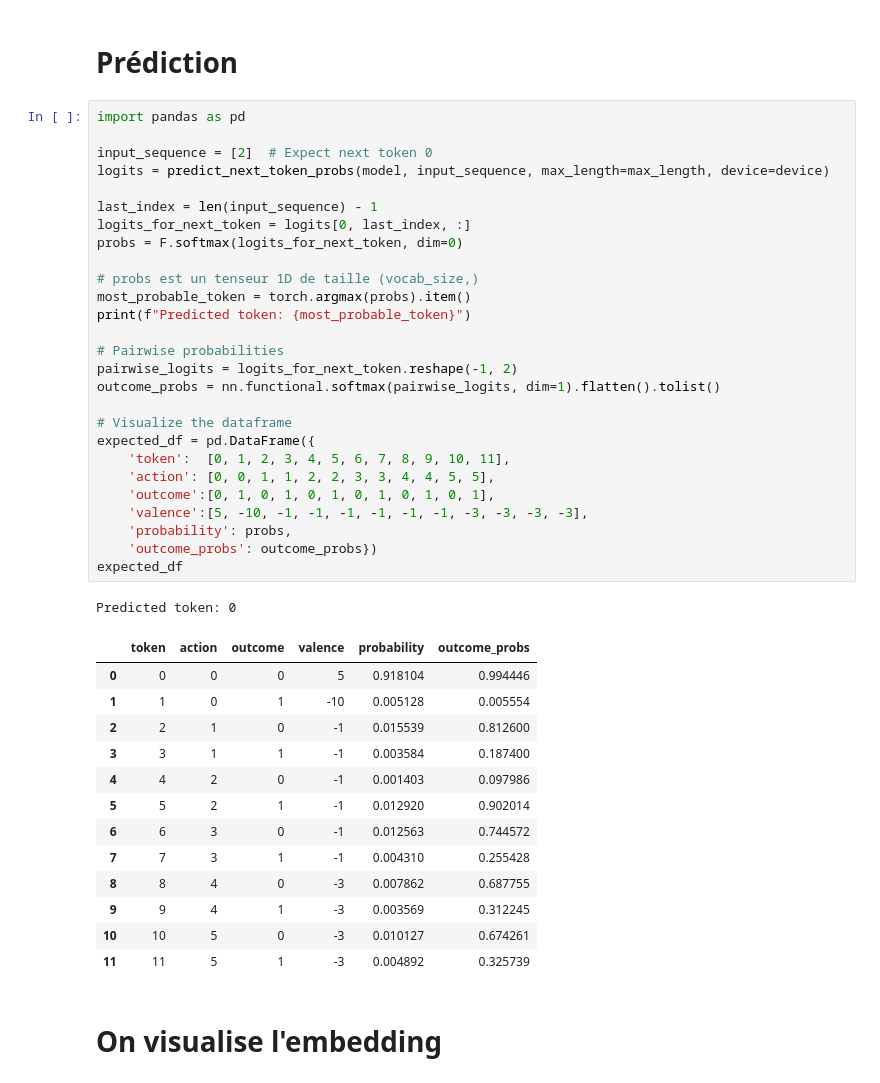
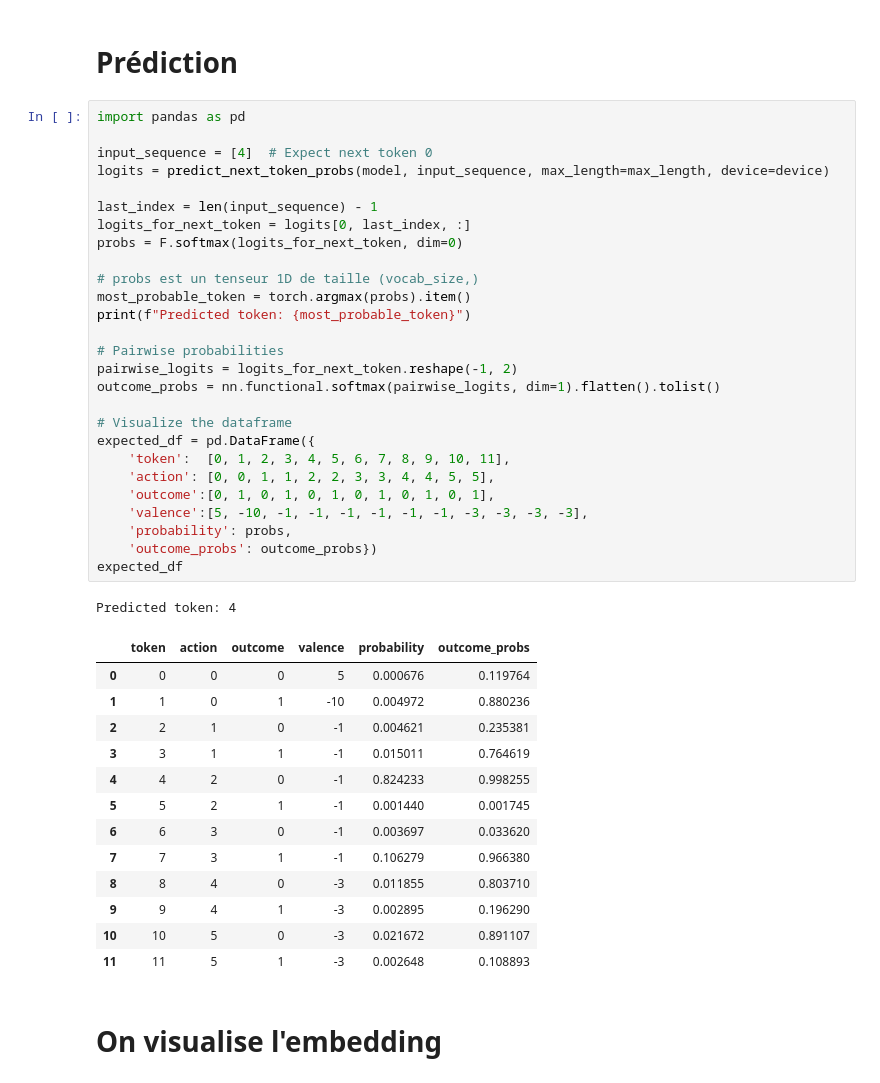
Before and after one commit to PEmarrel/Dpt_transformers, a Jupyter notebook: OG/6-transformer_next_token.ipynb, the cells around one changed output. Drawn from its saved outputs; the diff is of its cells as text.

```diff
--- a/OG/6-transformer_next_token.ipynb
+++ b/OG/6-transformer_next_token.ipynb
@@ -150,45 +153,45 @@ for example_sequences in Training_sequences:
 # %%
 import pandas as pd
 
-input_sequence = [2]  # Expect next token 0
+input_sequence = [4]  # Expect next token 0
 logits = predict_next_token_probs(model, input_sequence, max_length=max_length, device=device)
 
 last_index = len(input_sequence) - 1
 logits_for_next_token = logits[0, last_index, :]
 probs = F.softmax(logits_for_next_token, dim=0)
 
 # probs est un tenseur 1D de taille (vocab_size,)
 most_probable_token = torch.argmax(probs).item()
 print(f"Predicted token: {most_probable_token}")
 
 # Pairwise probabilities
 pairwise_logits = logits_for_next_token.reshape(-1, 2)
 outcome_probs = nn.functional.softmax(pairwise_logits, dim=1).flatten().tolist()
 
 # Visualize the dataframe
 expected_df = pd.DataFrame({
     'token':  [0, 1, 2, 3, 4, 5, 6, 7, 8, 9, 10, 11],
     'action': [0, 0, 1, 1, 2, 2, 3, 3, 4, 4, 5, 5],
     'outcome':[0, 1, 0, 1, 0, 1, 0, 1, 0, 1, 0, 1],
     'valence':[5, -10, -1, -1, -1, -1, -1, -1, -3, -3, -3, -3],
     'probability': probs,
     'outcome_probs': outcome_probs})
 expected_df
 # %% [output]
-Predicted token: 0
+Predicted token: 4
 |  | token | action | outcome | valence | probability | outcome_probs |
-| 0 | 0 | 0 | 0 | 5 | 0.918104 | 0.994446 |
-| 1 | 1 | 0 | 1 | -10 | 0.005128 | 0.005554 |
-| 2 | 2 | 1 | 0 | -1 | 0.015539 | 0.812600 |
-| 3 | 3 | 1 | 1 | -1 | 0.003584 | 0.187400 |
-| 4 | 4 | 2 | 0 | -1 | 0.001403 | 0.097986 |
-| 5 | 5 | 2 | 1 | -1 | 0.012920 | 0.902014 |
-| 6 | 6 | 3 | 0 | -1 | 0.012563 | 0.744572 |
-| 7 | 7 | 3 | 1 | -1 | 0.004310 | 0.255428 |
-| 8 | 8 | 4 | 0 | -3 | 0.007862 | 0.687755 |
-| 9 | 9 | 4 | 1 | -3 | 0.003569 | 0.312245 |
-| 10 | 10 | 5 | 0 | -3 | 0.010127 | 0.674261 |
-| 11 | 11 | 5 | 1 | -3 | 0.004892 | 0.325739 |
+| 0 | 0 | 0 | 0 | 5 | 0.000676 | 0.119764 |
+| 1 | 1 | 0 | 1 | -10 | 0.004972 | 0.880236 |
+| 2 | 2 | 1 | 0 | -1 | 0.004621 | 0.235381 |
+| 3 | 3 | 1 | 1 | -1 | 0.015011 | 0.764619 |
+| 4 | 4 | 2 | 0 | -1 | 0.824233 | 0.998255 |
+| 5 | 5 | 2 | 1 | -1 | 0.001440 | 0.001745 |
+| 6 | 6 | 3 | 0 | -1 | 0.003697 | 0.033620 |
+| 7 | 7 | 3 | 1 | -1 | 0.106279 | 0.966380 |
+| 8 | 8 | 4 | 0 | -3 | 0.011855 | 0.803710 |
+| 9 | 9 | 4 | 1 | -3 | 0.002895 | 0.196290 |
+| 10 | 10 | 5 | 0 | -3 | 0.021672 | 0.891107 |
+| 11 | 11 | 5 | 1 | -3 | 0.002648 | 0.108893 |
 # %% [markdown]
 # On visualise l'embedding
 # %% [markdown]
```
Also changed, not shown: parts of 5 cells of this notebook, 3 other files.
